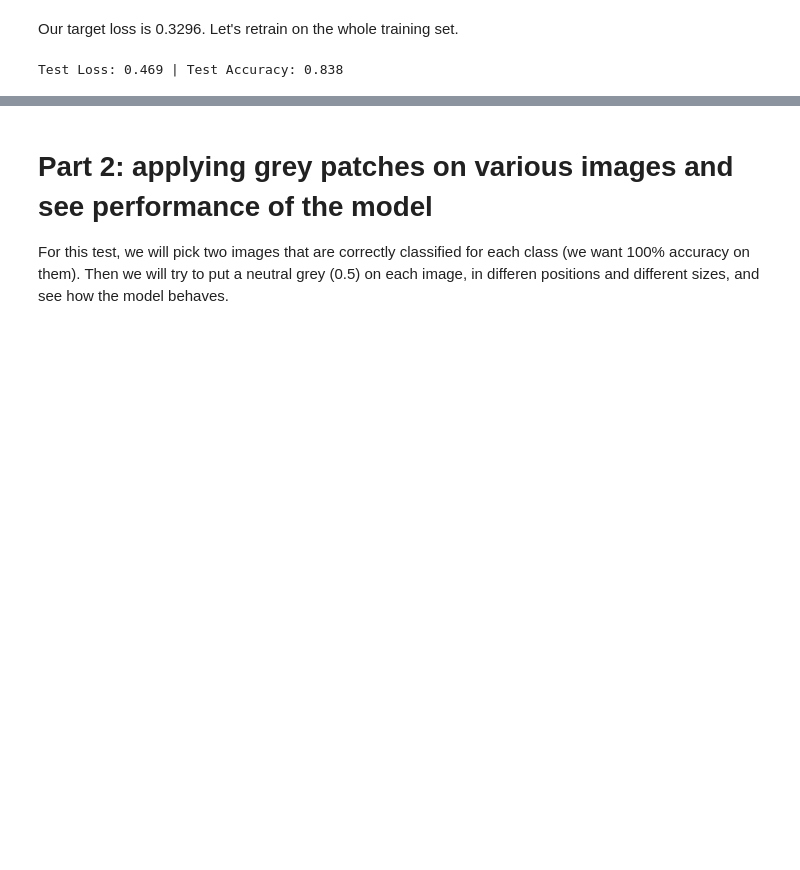
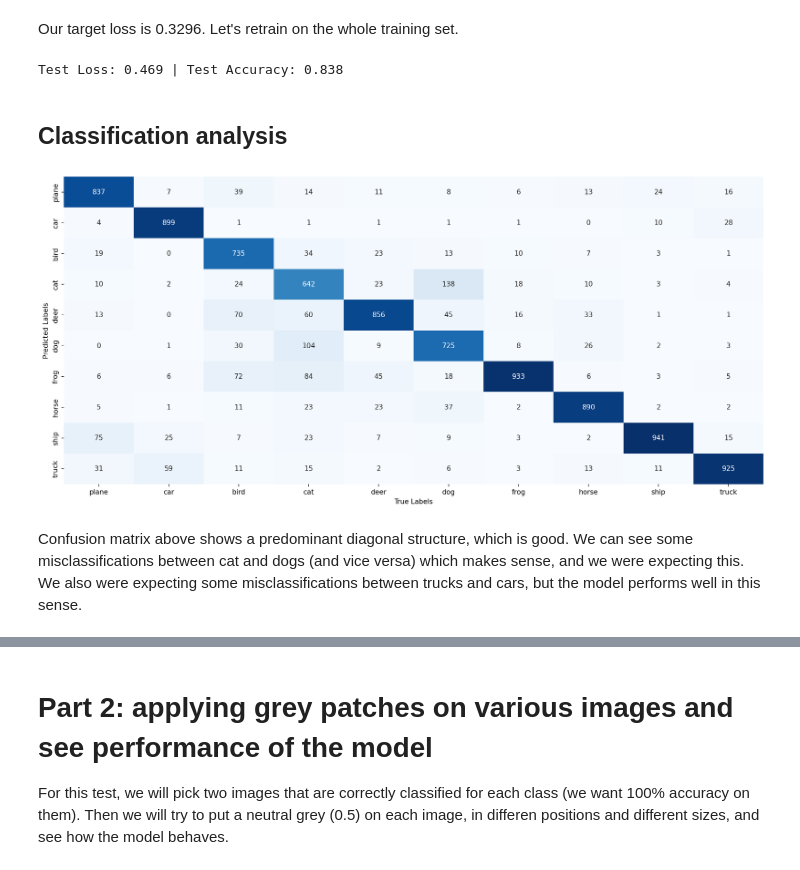
Before and after one commit to vornao/ispr-assignments, a Jupyter notebook: assignment-three/ispr-assignment-3-2.ipynb, the cells around one changed output, grey strips where cells are left out. Saved outputs shown, nothing was run; the diff lists cells and outputs as text; code cells hidden in the pictures; blank space fills up the shorter version.

```diff
--- a/assignment-three/ispr-assignment-3-2.ipynb
+++ b/assignment-three/ispr-assignment-3-2.ipynb
@@ -636,6 +629,37 @@ test_loss, test_acc = utils.test(model, 'mps', testloader, criterion, 1)
 print(f"Test Loss: {test_loss:.3f} | Test Accuracy: {test_acc:.3f}")
 # %% [output]
 Test Loss: 0.469 | Test Accuracy: 0.838
+# %% [markdown]
+## Classification analysis
+# %%
+model.eval()
+preds = []
+labels = []
+for images, labels_batch in tqdm(testloader):
+    preds_batch = model(images)
+    preds.append(preds_batch.detach().numpy())
+    labels.append(labels_batch.detach().numpy())
+
+preds = np.concatenate(preds)
+labels = np.concatenate(labels)
+
+
+preds = np.argmax(preds, axis=1)
+labels = np.array(labels)
+confusion_matrix = np.zeros((10, 10))
+for i in range(len(preds)):
+    confusion_matrix[preds[i], labels[i]] += 1
+
+plt.figure(figsize=(15, 7), dpi=190)
+sns.heatmap(confusion_matrix, annot=True, fmt='.0f', cmap='Blues', cbar=False, xticklabels=classes, yticklabels=classes)
+plt.xlabel('True Labels')
+plt.ylabel('Predicted Labels')
+plt.tight_layout()
+plt.show()
+# %% [output]
+[figure, added]
+# %% [markdown]
+Confusion matrix above shows a predominant diagonal structure, which is good. We can see some misclassifications between cat and dogs (and vice versa) which makes sense, and we were expecting this. We also were expecting some misclassifications between trucks and cars, but the model performs well in this sense.
 # %%
 # save model
 torch.save(model.state_dict(), 'model.pth')
```
Also changed, not shown: parts of 22 cells of this notebook.
